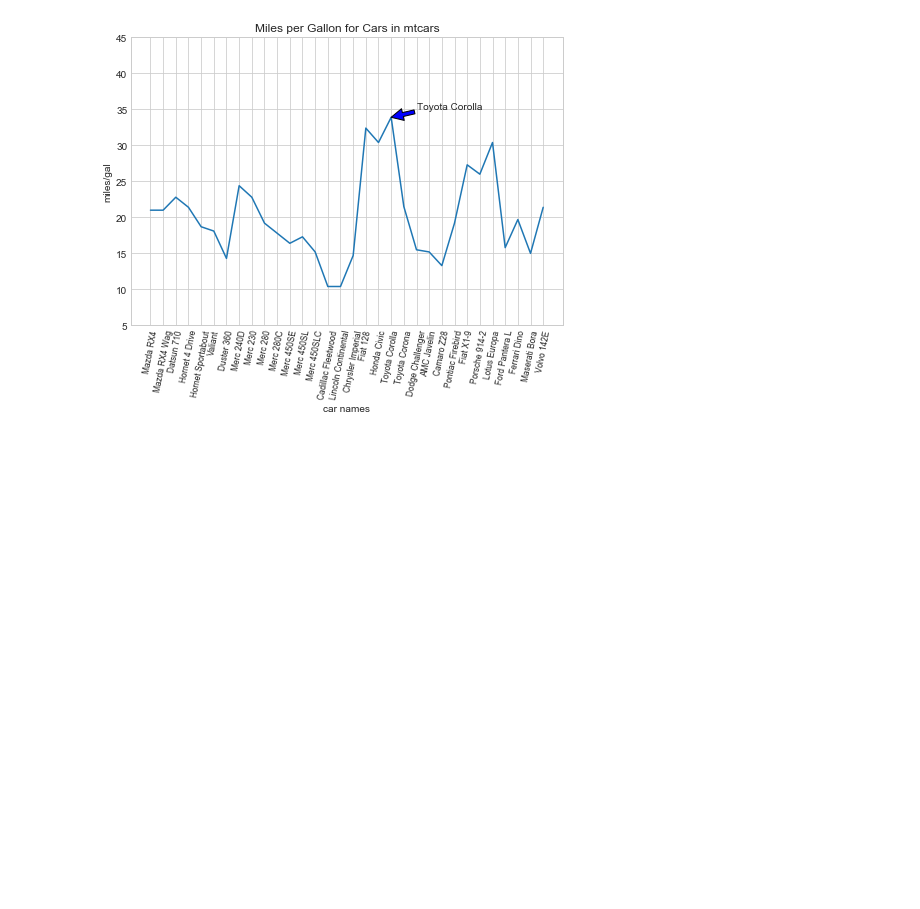
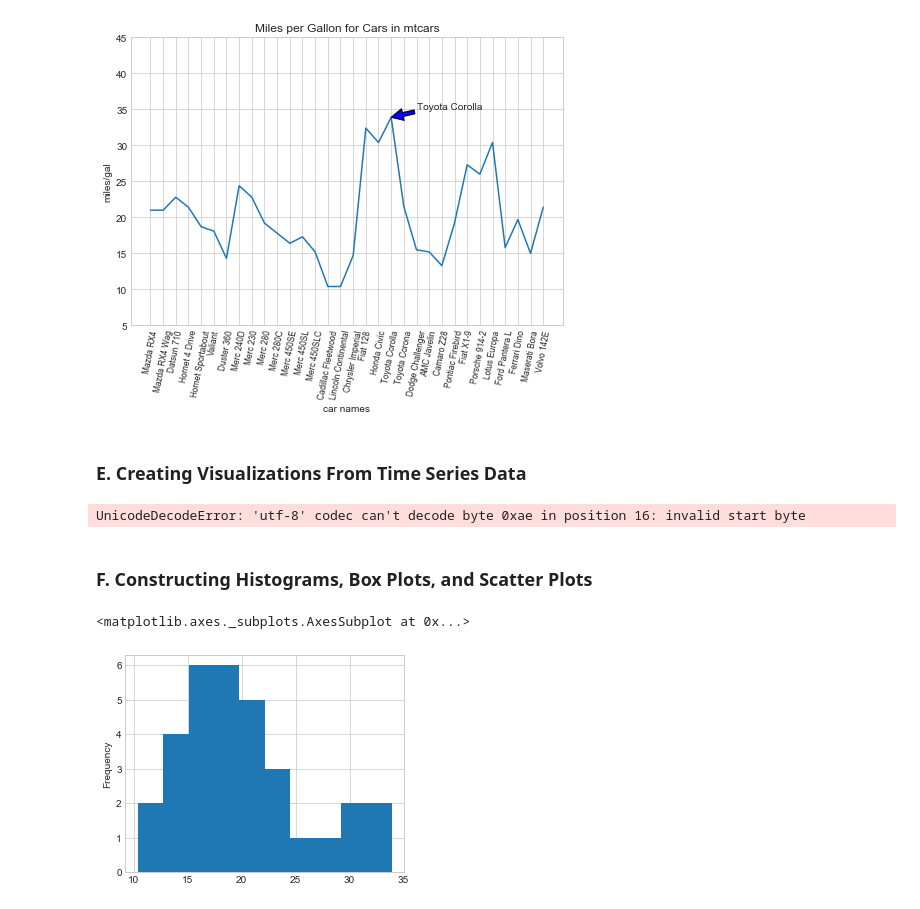
Before and after one commit to ArthurEzenwanne/python-learning, a Jupyter notebook: Lesson-2-Practice.ipynb, the cells around one changed output. Drawn from its saved outputs; the diff is of its cells as text; code cells hidden in the pictures; blank space fills up the shorter version.

```diff
--- a/Lesson-2-Practice.ipynb
+++ b/Lesson-2-Practice.ipynb
@@ -277,3 +277,19 @@ axes_fig2.annotate('Toyota Corolla', xy=(19,33.9), xytext=(21,35), arrowprops=di
 # %% [output]
 Text(21,35,'Toyota Corolla')
 [figure]
+# %% [markdown]
+### E. Creating Visualizations From Time Series Data
+# %%
+sales_address = 'C:/Users/Arthur/python-learning/Superstore-Sales.csv'
+df_obj = pd.read_csv(sales_address,index_col='Order Date',parse_dates=False)    #getting a read error... why???? ##TODO##
+df_obj.head()
+# %% [output]
+UnicodeDecodeError: 'utf-8' codec can't decode byte 0xae in position 16: invalid start byte
+# %% [markdown]
+### F. Constructing Histograms, Box Plots, and Scatter Plots
+# %%
+#creating a histogram
+mpg.plot(kind='hist')
+# %% [output]
+<matplotlib.axes._subplots.AxesSubplot at 0x...>
+[figure, added]
```
Also changed, not shown: parts of 5 cells of this notebook, 1 other file.
